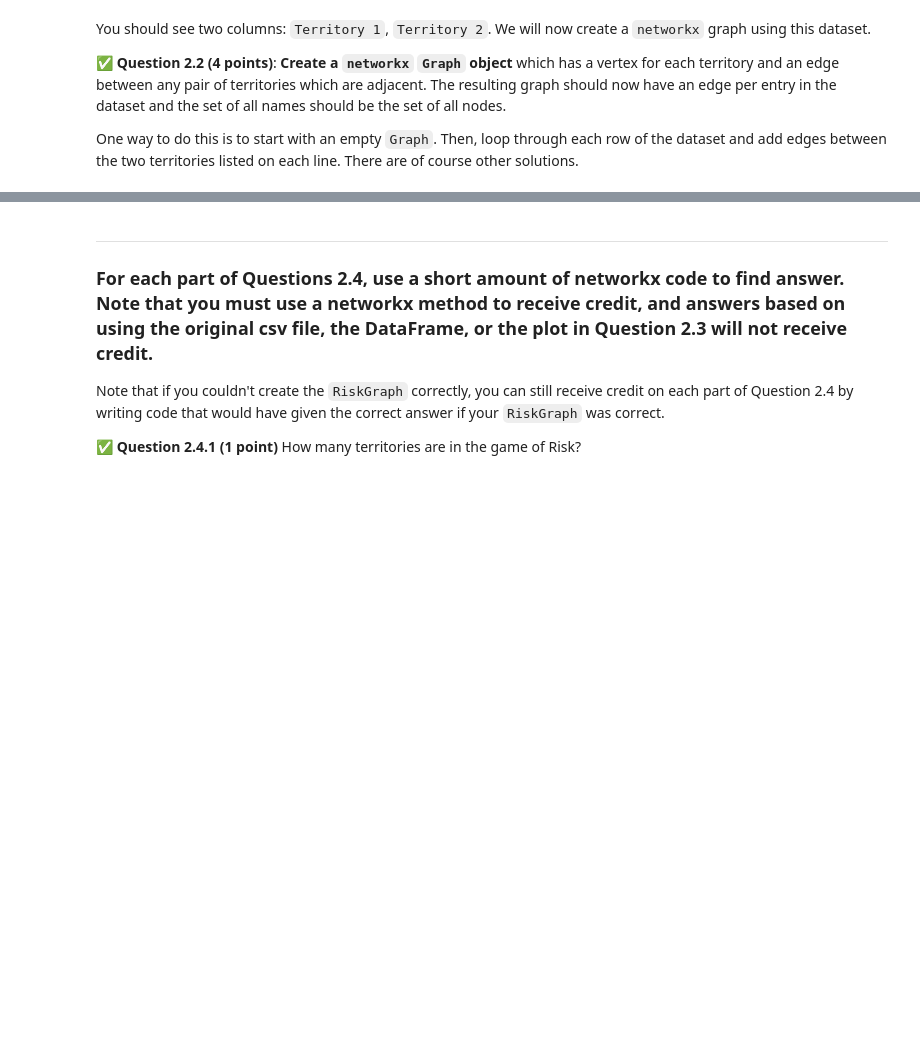
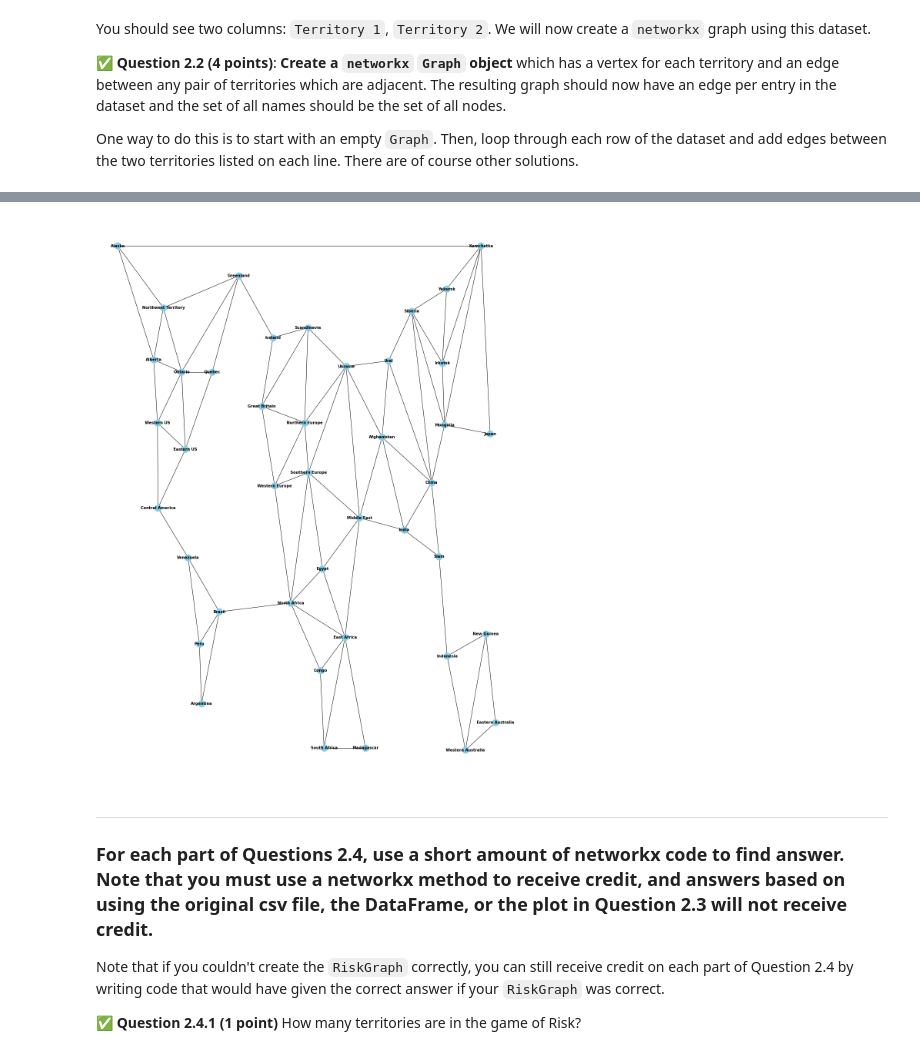
Before and after one commit to Elakkari21/cmse202-f23-turnin, a Jupyter notebook: final/CMSE202-Final-Section002-STUDENT.ipynb, the cells around one changed output, grey strips where cells are left out. Saved outputs shown, nothing was run; the diff lists cells and outputs as text; code cells hidden in the pictures; blank space fills up the shorter version.

```diff
--- a/final/CMSE202-Final-Section002-STUDENT.ipynb
+++ b/final/CMSE202-Final-Section002-STUDENT.ipynb
@@ -62,0 +71,7 @@ To help you create the Risk territory graph, I have created the following file w
+# %%
+file_path = './final/RiskAdjacency.csv'
+RiskAdjacency = pd.read_csv(file_path)
+
+
+print(data.head())
+print(data.tail())
@@ -71,3 +97,8 @@ One way to do this is to start with an empty `Graph`. Then, loop through each ro
+# %%
+G = nx.Graph()
+
+for idx, row in RiskAdjacency.iterrows():
+    G.add_edge(row['Territory 1'], row['Territory 2'])
 # %% [markdown]
 We will now visualize the graph.
 
@@ -92,3 +121,11 @@ locations = {"Afghanistan":(537,-193),"Alaska":(45,-20),"Alberta":(112,-123),"Ar
+# %%
+plt.figure(figsize=(15, 20))
+
+nx.draw(G, pos=locations, with_labels=True, node_size=300, node_color='skyblue', font_size=10, font_weight='bold')
+
+plt.show()
+# %% [output]
+[figure, added]
 # %% [markdown]
 ---
 
```
Also changed, not shown: parts of 21 cells of this notebook.
